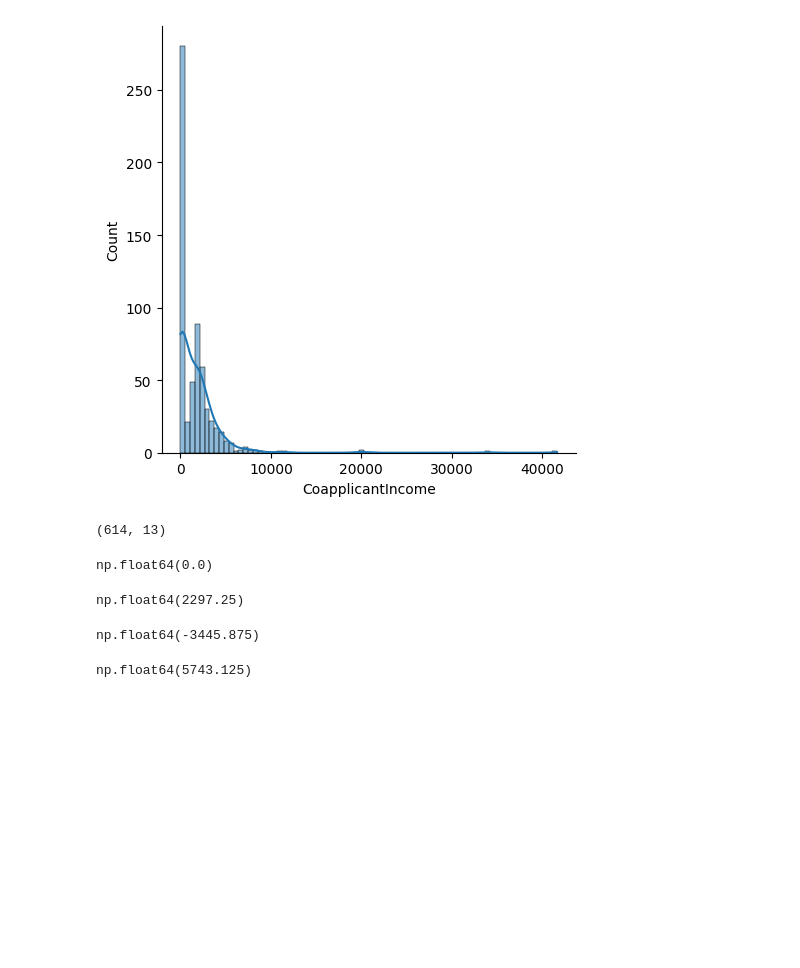
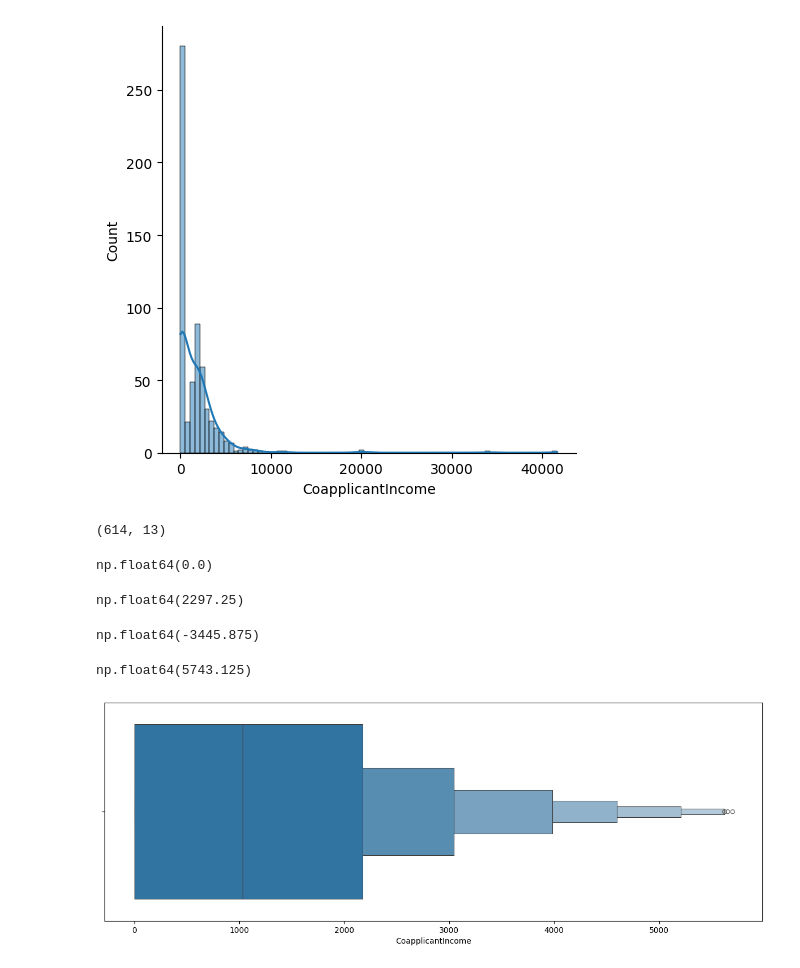
Before and after one commit to Singh-Prince-Rinku/2025, a Jupyter notebook: Machine Learning/Data_Analysis/outlier.ipynb, the cells around one changed output. Drawn from its saved outputs; the diff is of its cells as text; code cells hidden in the pictures; blank space fills up the shorter version.

Commit message:
changes to be committed: modified: Machine Learning/Data_Analysis/outlier.ipynb

```diff
--- a/Machine Learning/Data_Analysis/outlier.ipynb
+++ b/Machine Learning/Data_Analysis/outlier.ipynb
@@ -92,3 +92,9 @@ max_range
 np.float64(5743.125)
 # %%
 new_dataset = dataset[dataset["CoapplicantIncome"]<=max_range]
+# %%
+plt.figure(figsize=(15,5))
+sns.boxenplot(x = "CoapplicantIncome", data = new_dataset)
+plt.show()
+# %% [output]
+[figure, added]
```
Also changed, not shown: parts of 1 cell of this notebook.
